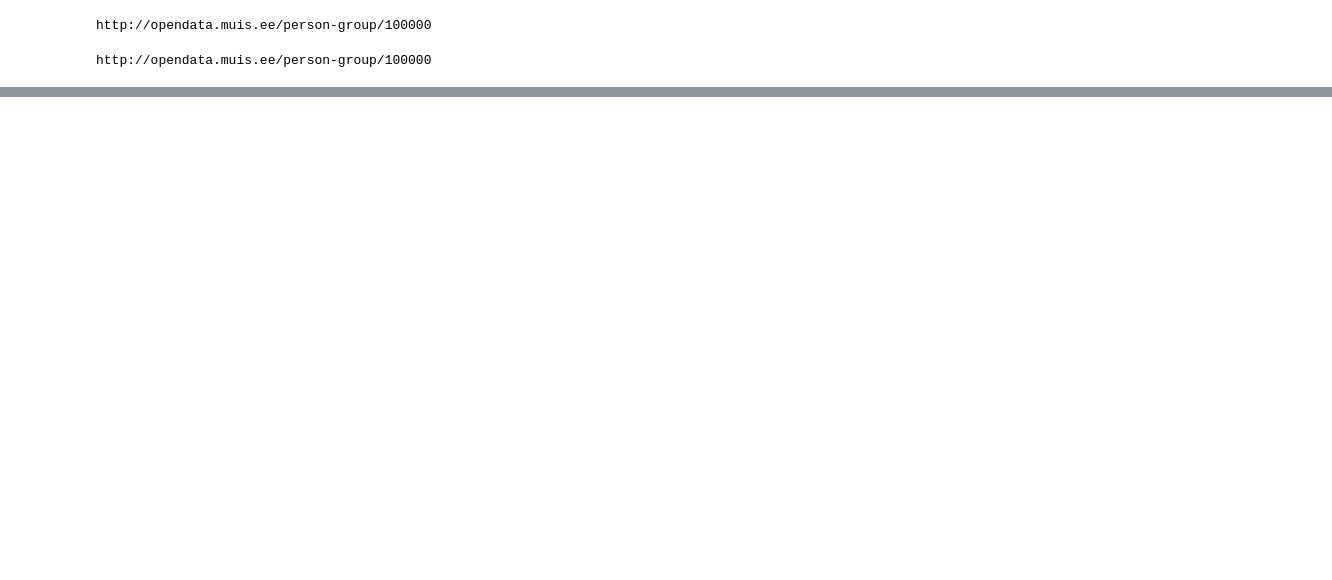
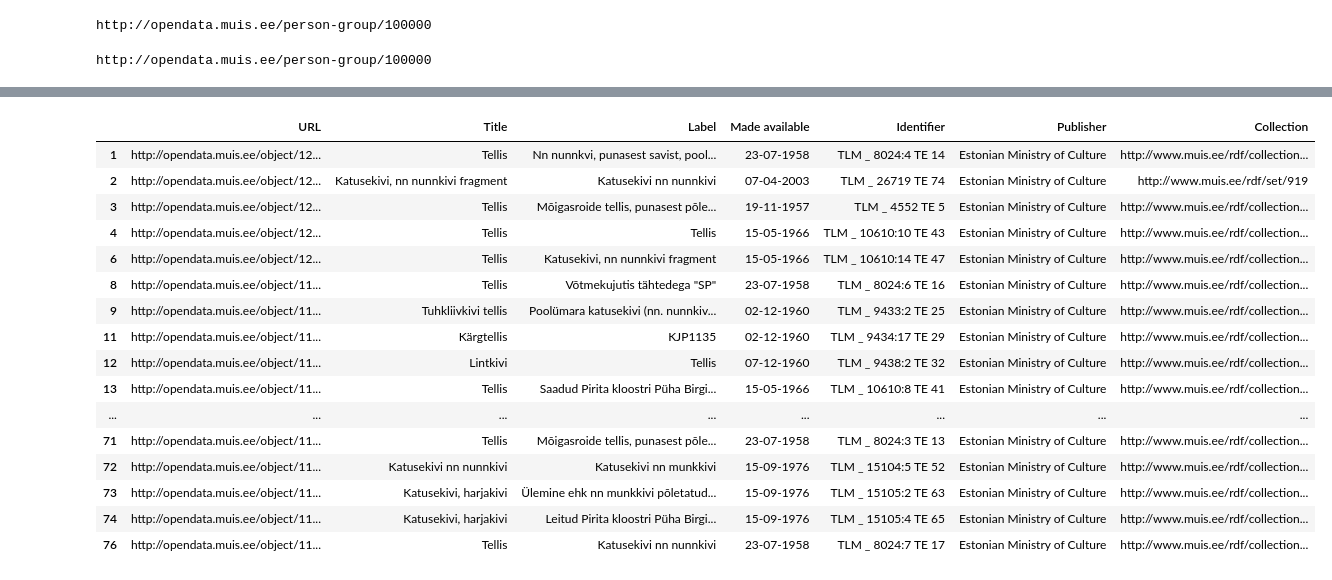
Before and after one commit to olexandr7/erm_workshop, a Jupyter notebook: ERM_workshop_1.ipynb, the cells around one changed output, grey strips where cells are left out. Saved outputs shown, nothing was run; the diff lists cells and outputs as text; code cells hidden in the pictures; blank space fills up the shorter version.

```diff
--- a/ERM_workshop_1.ipynb
+++ b/ERM_workshop_1.ipynb
@@ -184,0 +190,26 @@ for i in collectionitemslist:
+# %%
+#filtering out values from valid URLs, adding them into multiple lists
+collectionitemslist_url = []
+collectionitemslist_title = []
+collectionitemslist_label = []
+collectionitemslist_availabiletime = []
+collectionitemslist_identifier = []
+collectionitemslist_publisher = []
+collectionitemslist_collection = []
+it = 0
+
+for i in collectionitemslist:
+    g = Graph()
+    try:
+        it += 1
+        g.parse(i)
+        for s, p, o in g:
+            if "http://opendata.muis.ee/object/" in s and "www.w3.org/2000/01/rdf-schema#label" in p:  print(it), collectionitemslist_url.append(i), collectionitemslist_title.append(o)
+            if "purl.org/dc/terms/available" in p:  print(it), collectionitemslist_url.append(i), collectionitemslist_availabiletime.append(o)
+            if "purl.org/dc/terms/identifier" in p:  print(it), collectionitemslist_url.append(i), collectionitemslist_identifier.append(o)
+            if "purl.org/dc/elements/1.1/publisher" in p:  print(it), collectionitemslist_url.append(i), collectionitemslist_publisher.append(o)
+            if "http://opendata.muis.ee/object/" in s and "cidoc-crm/P46i_forms_part_of" in p:  print(it), collectionitemslist_url.append(i), collectionitemslist_collection.append(o)
+            if "rdf-schema#label" in p:  print(it), collectionitemslist_url.append(i), collectionitemslist_label.append(o)
+
+    except:
+        pass
@@ -187,8 +236,26 @@ for i in collectionitemslist:
 # import pandas as pd
 import pandas as pd
 
-df = pd.DataFrame(list(zip(collectionitemslist_url, collectionitemslist_label)))
-df = df.rename(columns={0: 'URL',1: 'Label'})
+df = pd.DataFrame(list(zip(collectionitemslist_url, collectionitemslist_title, collectionitemslist_label, collectionitemslist_availabiletime, collectionitemslist_identifier, collectionitemslist_publisher, collectionitemslist_collection)))
+df = df.rename(columns={0: 'URL',1: 'Title', 2: 'Label', 3: 'Made available', 4: 'Identifier', 5: 'Publisher', 6: 'Collection'})
 df = df[df['Label'].str.contains("tervik") == False]  #filtering out values with "tervik"
-
-df.to_excel("C:/Temp/textile_col_labels.xlsx")
+# %%
+df
+# %% [output]
+|  | URL | Title | Label | Made available | Identifier | Publisher | Collection |
+| 1 | http://opendata.muis.ee/object/12... | Tellis | Nn nunnkvi, punasest savist, pool... | 23-07-1958 | TLM _ 8024:4 TE 14 | Estonian Ministry of Culture | http://www.muis.ee/rdf/collection... |
+| 2 | http://opendata.muis.ee/object/12... | Katusekivi, nn nunnkivi fragment | Katusekivi nn nunnkivi | 07-04-2003 | TLM _ 26719 TE 74 | Estonian Ministry of Culture | http://www.muis.ee/rdf/set/919 |
+| 3 | http://opendata.muis.ee/object/12... | Tellis | Mõigasroide tellis, punasest põle... | 19-11-1957 | TLM _ 4552 TE 5 | Estonian Ministry of Culture | http://www.muis.ee/rdf/collection... |
+| 4 | http://opendata.muis.ee/object/12... | Tellis | Tellis | 15-05-1966 | TLM _ 10610:10 TE 43 | Estonian Ministry of Culture | http://www.muis.ee/rdf/collection... |
+| 6 | http://opendata.muis.ee/object/12... | Tellis | Katusekivi, nn nunnkivi fragment | 15-05-1966 | TLM _ 10610:14 TE 47 | Estonian Ministry of Culture | http://www.muis.ee/rdf/collection... |
+| 8 | http://opendata.muis.ee/object/11... | Tellis | Võtmekujutis tähtedega "SP" | 23-07-1958 | TLM _ 8024:6 TE 16 | Estonian Ministry of Culture | http://www.muis.ee/rdf/collection... |
+| 9 | http://opendata.muis.ee/object/11... | Tuhkliivkivi tellis | Poolümara katusekivi (nn. nunnkiv... | 02-12-1960 | TLM _ 9433:2 TE 25 | Estonian Ministry of Culture | http://www.muis.ee/rdf/collection... |
+| 11 | http://opendata.muis.ee/object/11... | Kärgtellis | KJP1135 | 02-12-1960 | TLM _ 9434:17 TE 29 | Estonian Ministry of Culture | http://www.muis.ee/rdf/collection... |
+| 12 | http://opendata.muis.ee/object/11... | Lintkivi | Tellis | 07-12-1960 | TLM _ 9438:2 TE 32 | Estonian Ministry of Culture | http://www.muis.ee/rdf/collection... |
+| 13 | http://opendata.muis.ee/object/11... | Tellis | Saadud Pirita kloostri Püha Birgi... | 15-05-1966 | TLM _ 10610:8 TE 41 | Estonian Ministry of Culture | http://www.muis.ee/rdf/collection... |
+| ... | ... | ... | ... | ... | ... | ... | ... |
+| 71 | http://opendata.muis.ee/object/11... | Tellis | Mõigasroide tellis, punasest põle... | 23-07-1958 | TLM _ 8024:3 TE 13 | Estonian Ministry of Culture | http://www.muis.ee/rdf/collection... |
+| 72 | http://opendata.muis.ee/object/11... | Katusekivi nn nunnkivi | Katusekivi nn munkkivi | 15-09-1976 | TLM _ 15104:5 TE 52 | Estonian Ministry of Culture | http://www.muis.ee/rdf/collection... |
+| 73 | http://opendata.muis.ee/object/11... | Katusekivi, harjakivi | Ülemine ehk nn munkkivi põletatud... | 15-09-1976 | TLM _ 15105:2 TE 63 | Estonian Ministry of Culture | http://www.muis.ee/rdf/collection... |
+| 74 | http://opendata.muis.ee/object/11... | Katusekivi, harjakivi | Leitud Pirita kloostri Püha Birgi... | 15-09-1976 | TLM _ 15105:4 TE 65 | Estonian Ministry of Culture | http://www.muis.ee/rdf/collection... |
+| 76 | http://opendata.muis.ee/object/11... | Tellis | Katusekivi nn nunnkivi | 23-07-1958 | TLM _ 8024:7 TE 17 | Estonian Ministry of Culture | http://www.muis.ee/rdf/collection... |
```
Also changed, not shown: parts of 7 cells of this notebook.
